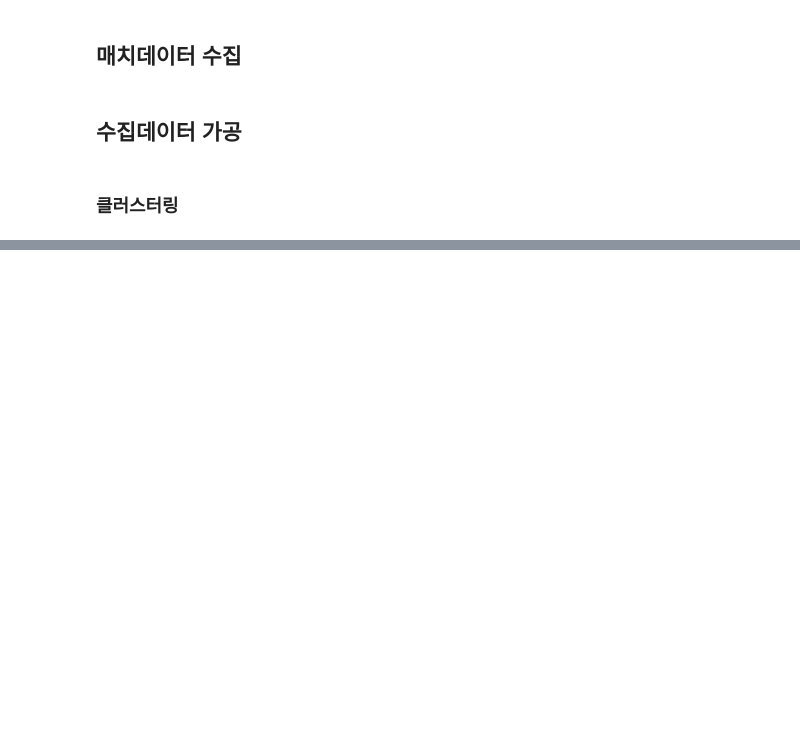
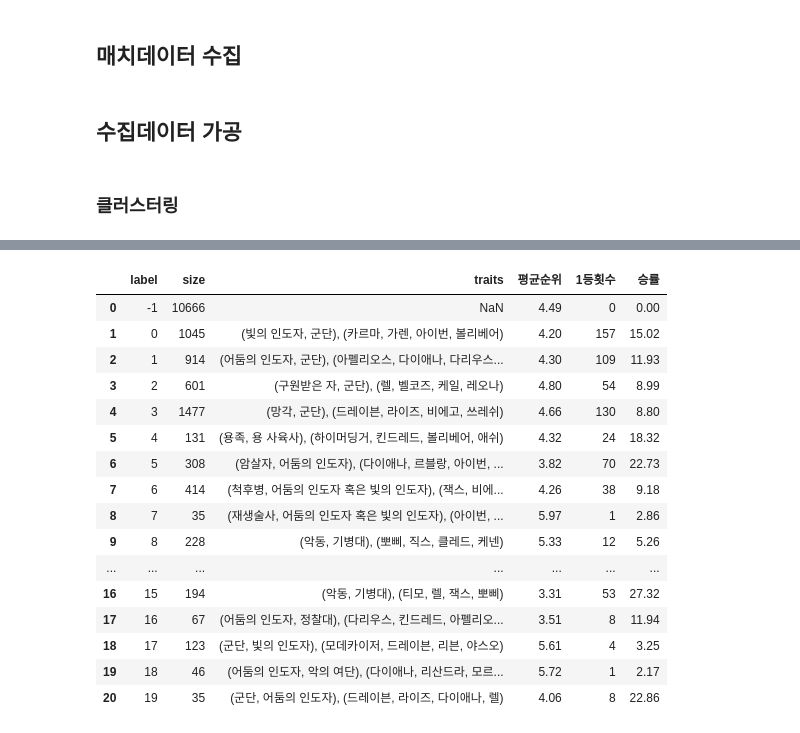
Before and after one commit to dogzz9445/team_fight_tactics_analyze, a Jupyter notebook: Main.ipynb, the cells around one changed output, grey strips where cells are left out. Saved outputs shown, nothing was run; the diff lists cells and outputs as text; code cells hidden in the pictures; blank space fills up the shorter version.

```diff
--- a/Main.ipynb
+++ b/Main.ipynb
@@ -301,0 +291,11 @@ df_result.groupby('label').agg(['mean'])['placement']
+# %%
+df_deck_result = df_result.drop(['companion',
+                               'gold_left',
+                               'last_round',
+                               'level',
+                               'players_eliminated',
+                               'puuid',
+                               'time_eliminated',
+                               'total_damage_to_players',
+                               'traits',
+                               'units'], axis=1)
@@ -301,0 +306,2 @@ df_result.groupby('label').agg(['mean'])['placement']
+# %%
+x.append(df_deck_result.loc[df_deck_result['label'] == 20].groupby('placement', as_index=False).size().loc[0,'size'])
@@ -301,0 +314,2 @@ df_result.groupby('label').agg(['mean'])['placement']
+# %%
+df_traits_result = df_deck_result.groupby('label',as_index=False).mean()
@@ -301,0 +356,46 @@ df_result.groupby('label').agg(['mean'])['placement']
+# %%
+df_final_result = df_deck_result.groupby('label',as_index=False).size()
+# %%
+df_final_result['traits'] = np.nan
+df_final_result.loc[1, 'traits'] = '(빛의 인도자, 군단), (카르마, 가렌, 아이번, 볼리베어)'
+df_final_result.loc[2, 'traits'] = '(어둠의 인도자, 군단), (아펠리오스, 다이애나, 다리우스, 모르가나)'
+df_final_result.loc[3, 'traits'] = '(구원받은 자, 군단), (렐, 벨코즈, 케일, 레오나)'
+df_final_result.loc[4, 'traits'] = '(망각, 군단), (드레이븐, 라이즈, 비에고, 쓰레쉬)'
+df_final_result.loc[5, 'traits'] = '(용족, 용 사육사), (하이머딩거, 킨드레드, 볼리베어, 애쉬)'
+df_final_result.loc[6, 'traits'] = '(암살자, 어둠의 인도자), (다이애나, 르블랑, 아이번, 비에고)'
+df_final_result.loc[7, 'traits'] = '(척후병, 어둠의 인도자 혹은 빛의 인도자), (잭스, 비에고, 판테온, 트런들)'
+df_final_result.loc[8, 'traits'] = '(재생술사, 어둠의 인도자 혹은 빛의 인도자), (아이번, 소라카, 리산드라, 블라디미르)'
+df_final_result.loc[9, 'traits'] = '(악동, 기병대), (뽀삐, 직스, 클레드, 케넨)'
+df_final_result.loc[10, 'traits'] = '(어둠의 인도자, 정찰대), (킨드레드, 다리우스, 타릭, 아펠리오스)'
+df_final_result.loc[11, 'traits'] = '(용족, 괴생명체), (하이머딩거, 라이즈, 자이라, 세트)'
+#df_final_result.loc[12, 'traits'] = '(Redeemed, Legionnaire), (Rell, Velkoz, Kayle, Leona)'
+df_final_result.loc[13, 'traits'] = '(용족, 괴생명체), (라이즈, 누누, 자이라, 세트)'
+df_final_result.loc[14, 'traits'] = '(암살자, 어둠의 인도자 혹은 빛의 인도자), (비에고, 다이애나, 아이번, 볼리베어)'
+df_final_result.loc[15, 'traits'] = '(어둠의 인도자, 용 사냥꾼), (다이애나, 모데카이저, 르블랑, 리산드라)'
+df_final_result.loc[16, 'traits'] = '(악동, 기병대), (티모, 렐, 잭스, 뽀삐)'
+df_final_result.loc[17, 'traits'] = '(어둠의 인도자, 정찰대), (다리우스, 킨드레드, 아펠리오스, 타릭)'
+df_final_result.loc[18, 'traits'] = '(군단, 빛의 인도자), (모데카이저, 드레이븐, 리븐, 야스오)'
+df_final_result.loc[19, 'traits'] = '(어둠의 인도자, 악의 여단), (다이애나, 리산드라, 모르가나, 블라디미르)'
+df_final_result.loc[20, 'traits'] = '(군단, 어둠의 인도자), (드레이븐, 라이즈, 다이애나, 렐)'
+df_final_result['평균순위'] = round(df_traits_result['placement'], 2)
+df_final_result['1등횟수'] = x
+df_final_result['승률'] = round((df_final_result['1등횟수'] / df_final_result['size']) * 100, 2)
+df_final_result
+# %% [output]
+|  | label | size | traits | 평균순위 | 1등횟수 | 승률 |
+| 0 | -1 | 10666 | NaN | 4.49 | 0 | 0.00 |
+| 1 | 0 | 1045 | (빛의 인도자, 군단), (카르마, 가렌, 아이번, 볼리베어) | 4.20 | 157 | 15.02 |
+| 2 | 1 | 914 | (어둠의 인도자, 군단), (아펠리오스, 다이애나, 다리우스... | 4.30 | 109 | 11.93 |
+| 3 | 2 | 601 | (구원받은 자, 군단), (렐, 벨코즈, 케일, 레오나) | 4.80 | 54 | 8.99 |
+| 4 | 3 | 1477 | (망각, 군단), (드레이븐, 라이즈, 비에고, 쓰레쉬) | 4.66 | 130 | 8.80 |
+| 5 | 4 | 131 | (용족, 용 사육사), (하이머딩거, 킨드레드, 볼리베어, 애쉬) | 4.32 | 24 | 18.32 |
+| 6 | 5 | 308 | (암살자, 어둠의 인도자), (다이애나, 르블랑, 아이번, ... | 3.82 | 70 | 22.73 |
+| 7 | 6 | 414 | (척후병, 어둠의 인도자 혹은 빛의 인도자), (잭스, 비에... | 4.26 | 38 | 9.18 |
+| 8 | 7 | 35 | (재생술사, 어둠의 인도자 혹은 빛의 인도자), (아이번, ... | 5.97 | 1 | 2.86 |
+| 9 | 8 | 228 | (악동, 기병대), (뽀삐, 직스, 클레드, 케넨) | 5.33 | 12 | 5.26 |
+| ... | ... | ... | ... | ... | ... | ... |
+| 16 | 15 | 194 | (악동, 기병대), (티모, 렐, 잭스, 뽀삐) | 3.31 | 53 | 27.32 |
+| 17 | 16 | 67 | (어둠의 인도자, 정찰대), (다리우스, 킨드레드, 아펠리오... | 3.51 | 8 | 11.94 |
+| 18 | 17 | 123 | (군단, 빛의 인도자), (모데카이저, 드레이븐, 리븐, 야스오) | 5.61 | 4 | 3.25 |
+| 19 | 18 | 46 | (어둠의 인도자, 악의 여단), (다이애나, 리산드라, 모르... | 5.72 | 1 | 2.17 |
+| 20 | 19 | 35 | (군단, 어둠의 인도자), (드레이븐, 라이즈, 다이애나, 렐) | 4.06 | 8 | 22.86 |
```
Also changed, not shown: parts of 26 cells of this notebook, 4 other files.
